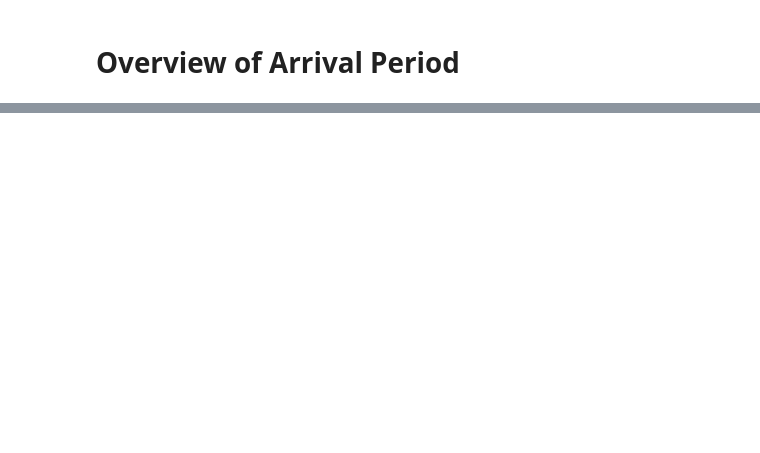
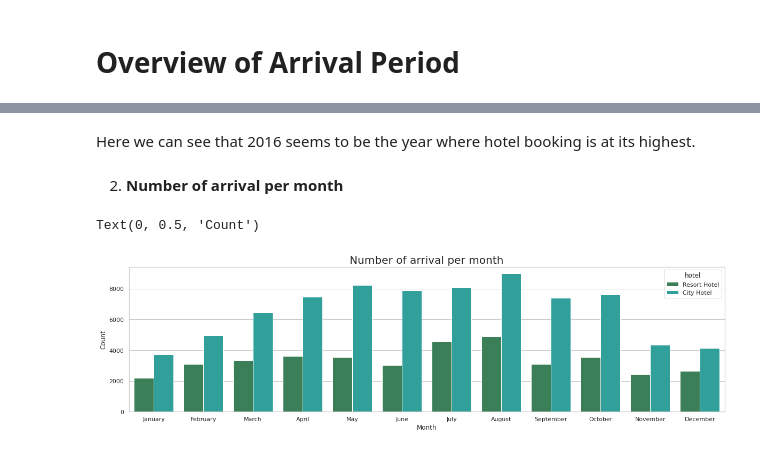
Before and after one commit to amitkumar8486/EDA-Hotel-Booking-Analysis, a Jupyter notebook: EDA_Hotel_Booking_Analysis.ipynb, the cells around one changed output, grey strips where cells are left out. Saved outputs shown, nothing was run; the diff lists cells and outputs as text; code cells hidden in the pictures; blank space fills up the shorter version.

```diff
--- a/EDA_Hotel_Booking_Analysis.ipynb
+++ b/EDA_Hotel_Booking_Analysis.ipynb
@@ -107,0 +119,15 @@ plt.pie(sizes, explode=explode, labels=labels, colors=colors, autopct='%1.2f%%',
+# %% [markdown]
+Here we can see that 2016 seems to be the year where hotel booking is at its highest.
+# %% [markdown]
+2. **Number of arrival per month**
+# %%
+#2.arrival per month
+plt.figure(figsize=(20,5))
+
+sns.countplot(data = period_of_arrival,palette=['seagreen',"lightseagreen"], x = 'arrival_date_month', hue = 'hotel', order = ['January', 'February', 'March', 'April', 'May', 'June', 'July',
+          'August', 'September', 'October', 'November', 'December']).set_title('Number of arrival per month',fontsize=20)
+plt.xlabel('Month')
+plt.ylabel('Count')
+# %% [output]
+Text(0, 0.5, 'Count')
+[figure, added]
```
Also changed, not shown: parts of 10 cells of this notebook.
